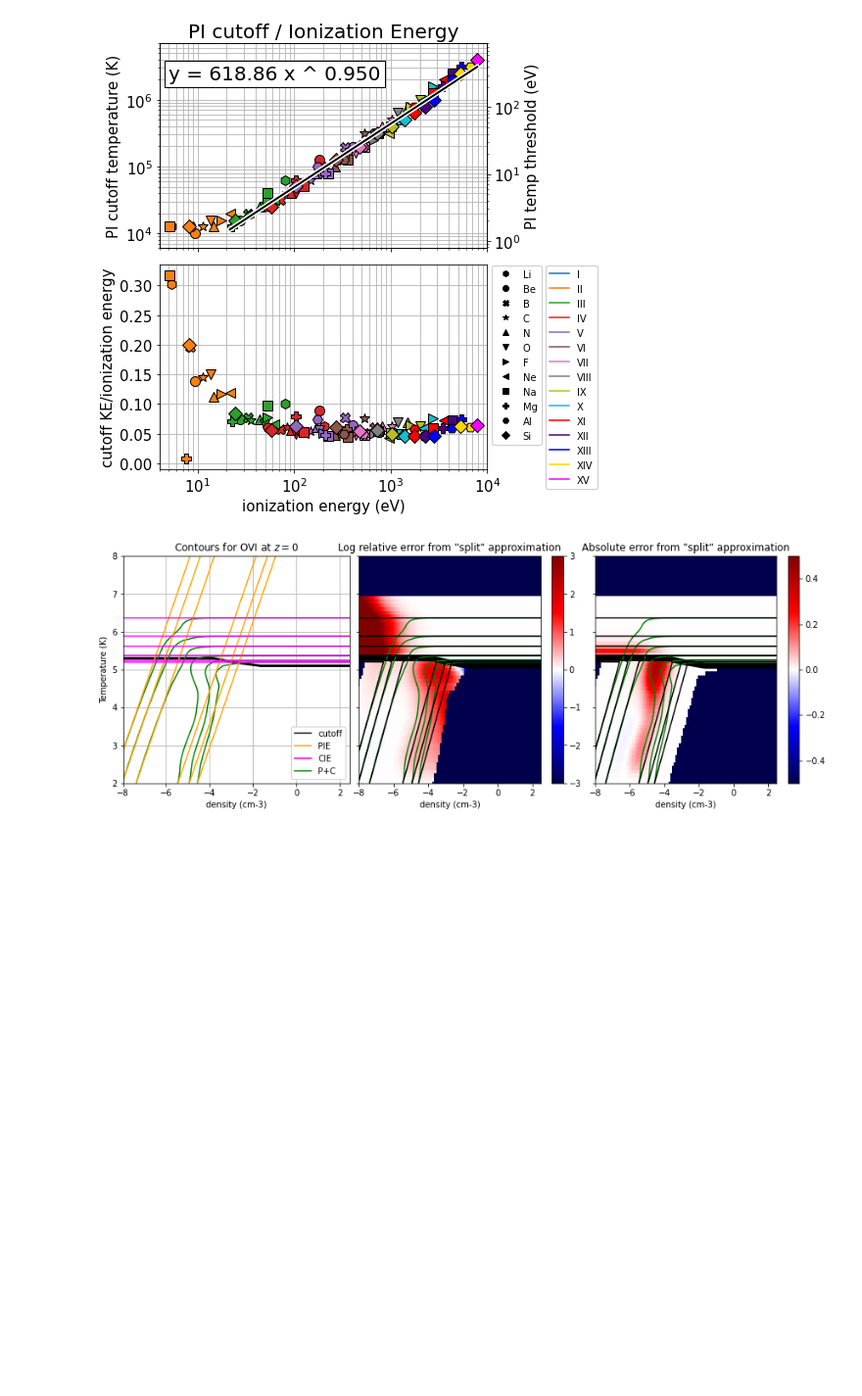
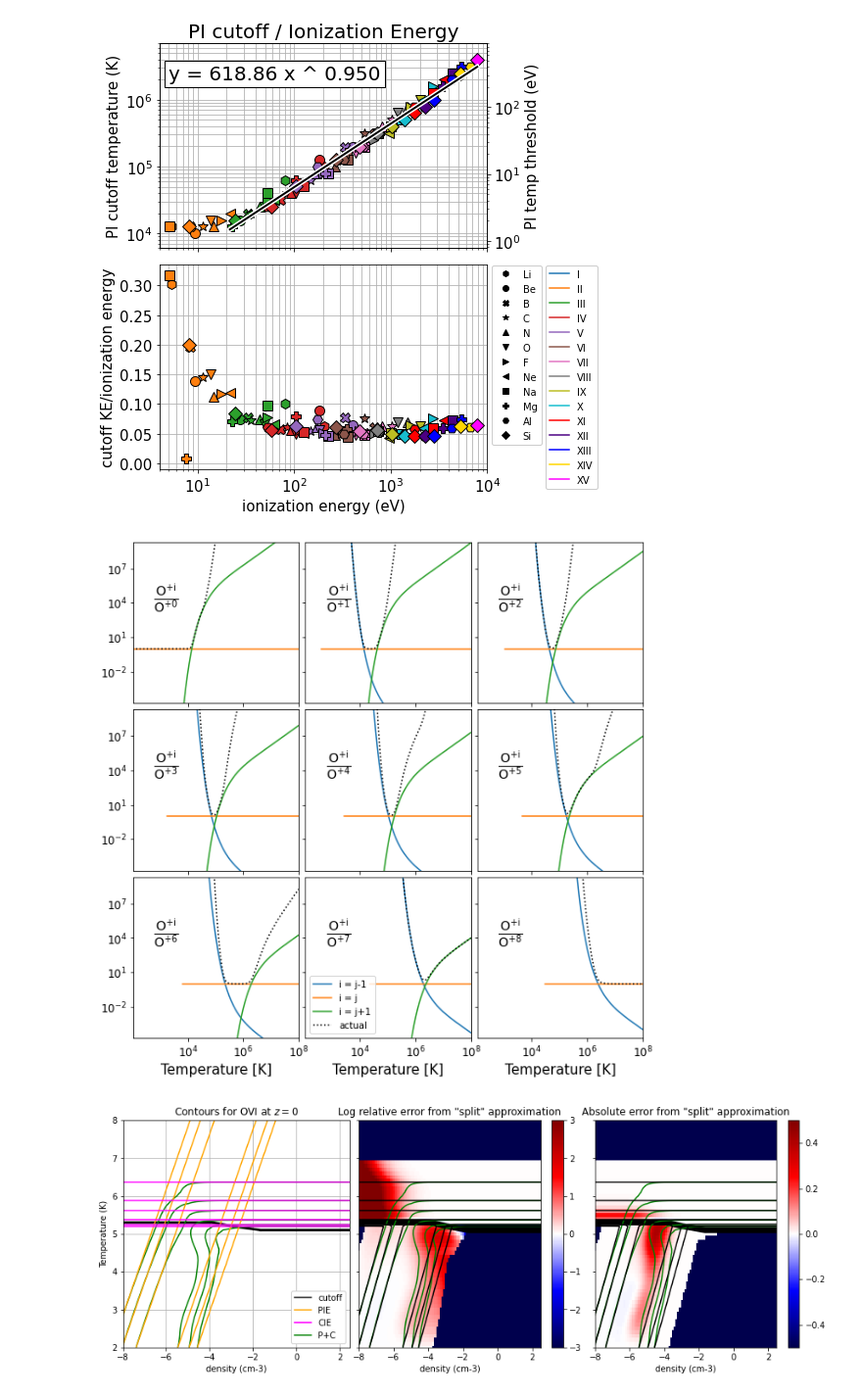
Before and after one commit to claytonstrawn/pi_or_ci, a Jupyter notebook: figures_for_PI_CI_cutoff_paper-sample.ipynb, the cells around one changed output. Shown at 98% size. Drawn from its saved outputs; the diff is of its cells as text; code cells hidden in the pictures; blank space fills up the shorter version.

Commit message:
changed ipython sample notebook to include new figure/simplified

```diff
--- a/figures_for_PI_CI_cutoff_paper-sample.ipynb
+++ b/figures_for_PI_CI_cutoff_paper-sample.ipynb
@@ -320,3 +327,71 @@ fig.savefig("pi_ci_paper_plots/8_energy_over_cutoff.png",dpi = 150,bbox_inches='
 # %% [output]
 [figure]
+# %%
+#figure 9
+
+import matplotlib.pyplot as plt
+from pi_or_ci.utils import cycle_colors
+
+energies,corona_temps,corona_cie = get_coronal_approx('O',e = e)
+cloudy_temps,cloudy_cie = get_cloudy_cie('O',d=d)
+
+sum_of_terms = np.sum(corona_cie,axis = 0)
+invert = -1
+
+fig,axes = plt.subplots(3,3,figsize = (10,10),sharex = True,sharey = True)
+
+plot_cloudy = False
+plot_indlines = True
+plot_approx = False
+plot_actual = True
+
+for i in range(0,len(energies)):
+    current_term = corona_cie[i]
+    ax = axes[i//3,i%3]
+    to_plot3 = corona_temps*0
+    for k,j in enumerate(range(i-1,i+2)):
+        if j<0 or j >= len(energies):
+            continue
+        to_plot_ind = (current_term/corona_cie[j])**invert
+        to_plot3 += to_plot_ind
+        if k==0:
+            ion = 'i = j-1'
+        elif k==1:
+            ion = 'i = j'
+        elif k==2:
+            ion = 'i = j+1'
+        if plot_indlines:
+            ax.loglog(corona_temps,to_plot_ind,color = cycle_colors[k],label = ion)
+        if k==2 and plot_approx:
+            ax.loglog(corona_temps,to_plot3,color = 'k',label = None)
+    to_plot = (current_term/sum_of_terms)**invert
+    to_plot2 = (cloudy_cie[i])**invert
+    if plot_cloudy:
+        ax.loglog(cloudy_temps,to_plot2,'--',color = 'red',label = 'Cloudy')
+    if plot_actual:
+        ax.loglog(corona_temps,to_plot,':',color = 'k',label = 'actual')
+    if i==7:
+        ax.legend(loc='lower left')
+    if invert:
+        ax.set_ylim(1.9e-5,2e9)
+    else:
+        ax.set_ylim(1e-10,1e5)
+    ax.set_xlim(1.1e2,1e8)
+    ion = 'O '+roman.toRoman(i+1)
+    string='$\\frac{\\rm{O}^{+i}}{\\rm{O^{+%d}}}$'%i
+    raw_string = r"%s"%string
+    ax.text(6e2,1e4,raw_string,size = 20)
+    if i%3 == 0:
+        pass
+        #ax.set_ylabel('ratio')
+    if i//3 == 2:
+        ax.set_xlabel('Temperature [K]',size = 15)
+    #ax.grid(which='both')
+    ax.tick_params(axis='both', which='major', labelsize=12)
+plt.subplots_adjust(hspace=.04,wspace = .04)
+
+
+fig.savefig("/Users/claytonstrawn/pi_ci_paper_plots/9_coronal_approx.png",dpi = 150,bbox_inches='tight')
+# %% [output]
+[figure, added]
 # %%
```
Also changed, not shown: parts of 11 cells of this notebook.
